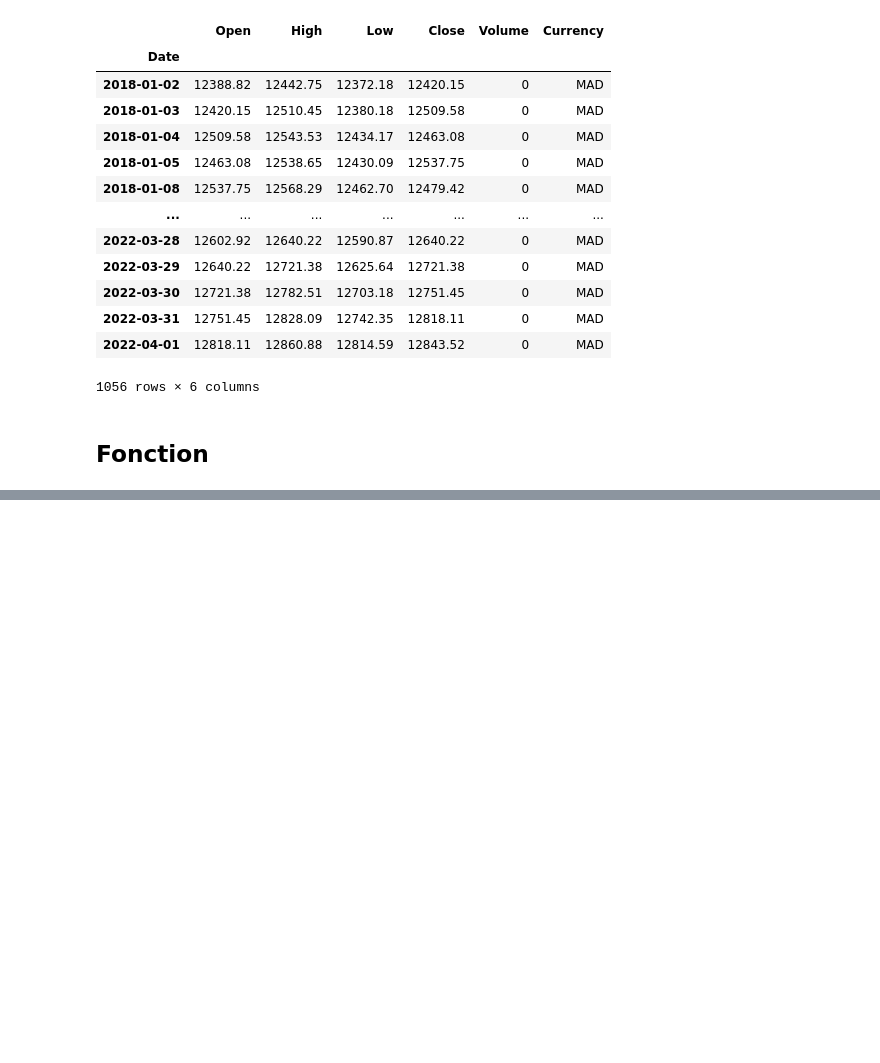
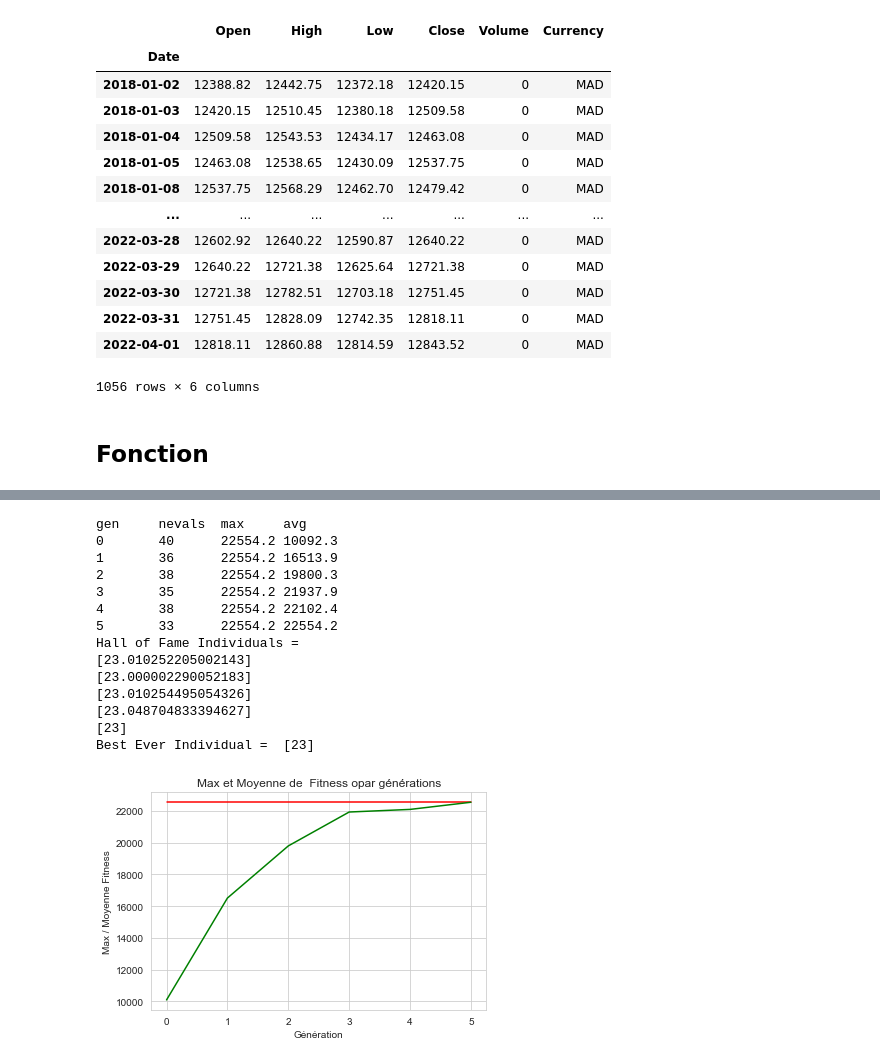
Before and after one commit to HibaBoulhanna/trading-technical-indicators, a Jupyter notebook: tti/indicators/GA_For_BB.ipynb, the cells around one changed output, grey strips where cells are left out. Cells and saved outputs as stored; diff of their text form; code cells hidden in the pictures; blank space fills up the shorter version.

```diff
--- a/tti/indicators/GA_For_BB.ipynb
+++ b/tti/indicators/GA_For_BB.ipynb
@@ -153,0 +190,20 @@ def obj_bollinger(n):
+# %%
+
+std_number=2.5
+GeneticAlgo(1,obj_bollinger,5,20,60)
+# %% [output]
+gen     nevals  max     avg
+0       40      22554.2 10092.3
+1       36      22554.2 16513.9
+2       38      22554.2 19800.3
+3       35      22554.2 21937.9
+4       38      22554.2 22102.4
+5       33      22554.2 22554.2
+Hall of Fame Individuals =
+[23.010252205002143]
+[23.000002290052183]
+[23.010254495054326]
+[23.048704833394627]
+[23]
+Best Ever Individual =  [23]
+[figure, added]
```
Also changed, not shown: parts of 5 cells of this notebook, 13 other files.
